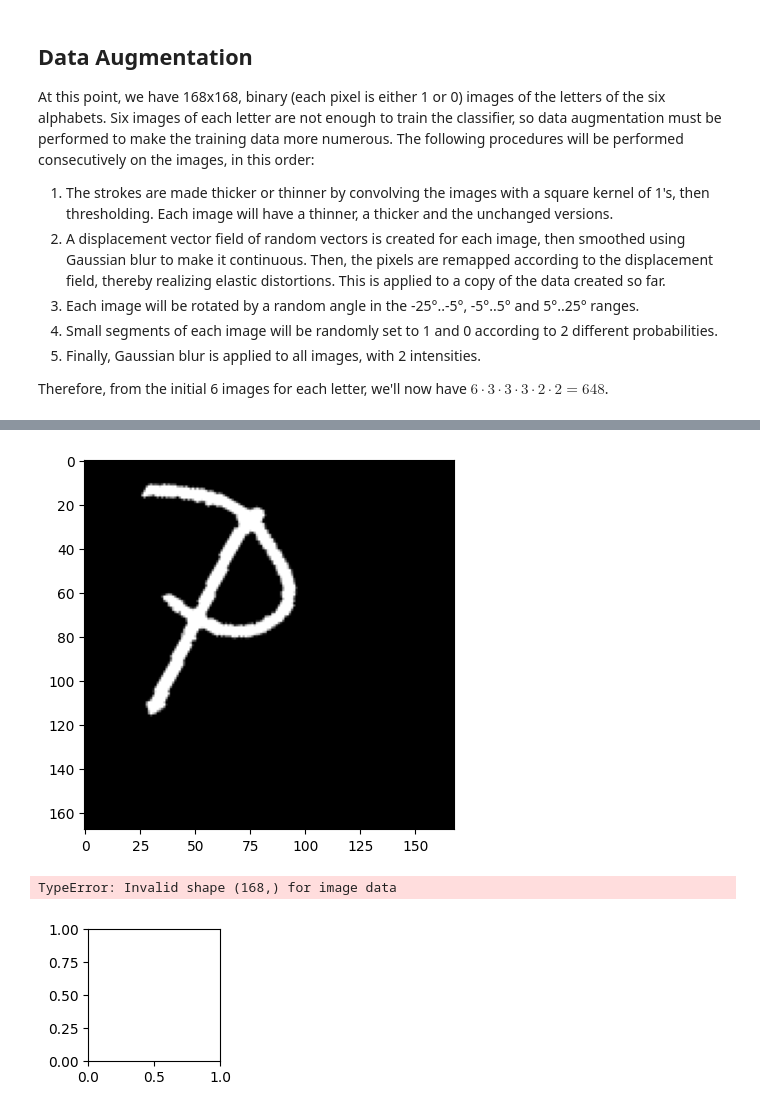
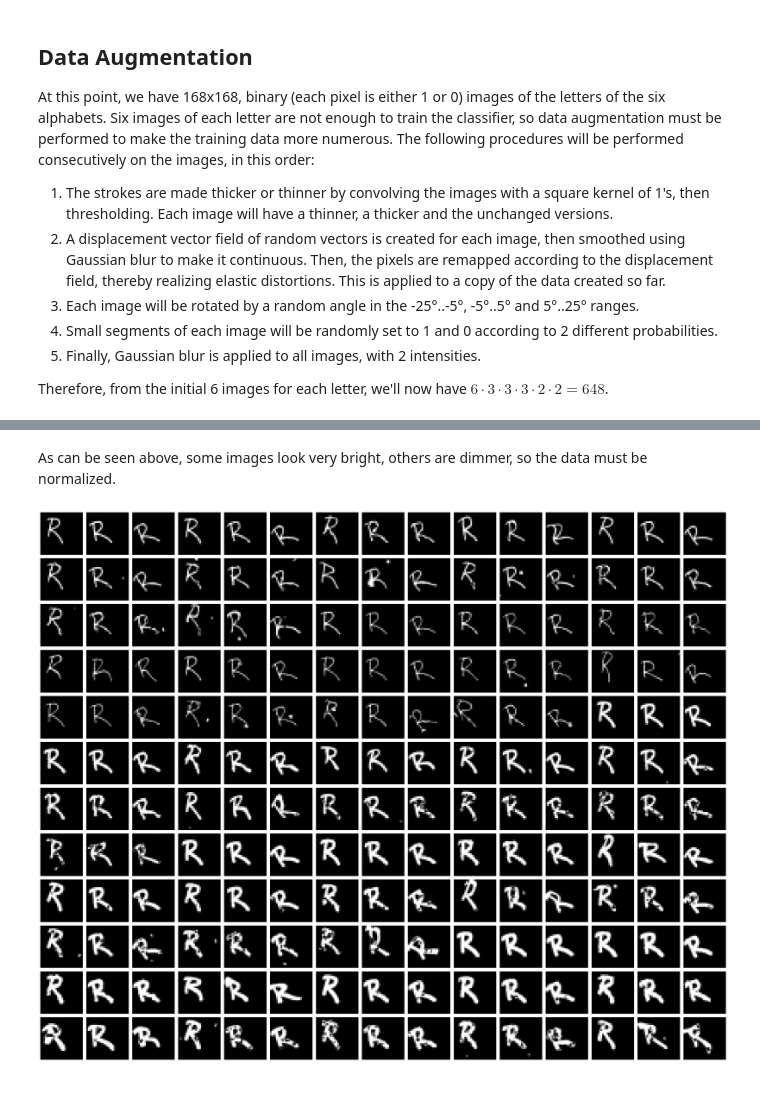
Before and after one commit to rmlan/iml, a Jupyter notebook: segmentation_and_augmentation.ipynb, the cells around one changed output, grey strips where cells are left out. Cells and saved outputs as stored; diff of their text form; code cells hidden in the pictures.

```diff
--- a/segmentation_and_augmentation.ipynb
+++ b/segmentation_and_augmentation.ipynb
@@ -275,29 +338,30 @@ plt.show()
+# %% [markdown]
+As can be seen above, some images look very bright, others are dimmer, so the data must be normalized.
 # %%
-for i in range(26):
-    for j in range(6):
+def normalize_z_score(batch):
+    """
+    Standardizes each image in a (N, Height, Width) batch to Mean=0, Std=1.
+    """
+    # 1. Calculate Mean and Standard Deviation per image
+    means = batch.mean(axis=(1, 2), keepdims=True)
+    stds = batch.std(axis=(1, 2), keepdims=True)
+
+    epsilon = 1e-7
+
+    # 2. Apply the Z-score formula: (x - mean) / std
+    standardized_batch = (batch - means) / (stds + epsilon)
+
+    return standardized_batch
+X_train = normalize_z_score(X_train)
+plt.figure(figsize=(30, 24))
+
+for i in range(12):
+
+    for j in range(15):
+        plt.subplot(12, 15, i*15+j+1)
+        plt.imshow(X_train[i*15+j+6*180*17, :, :], cmap='gray')
+        plt.axis('off')
+plt.tight_layout()
+plt.show()
+# %% [output]
+[figure, added]
-# %%
-
-a = letters[15, 0, :, :]
-angle = -30
-scale = 1.0
-rotation_matrix = cv2.getRotationMatrix2D((168//2, 168//2), angle, scale)
-rotated = cv2.warpAffine(a, rotation_matrix, (168, 168))
-plt.imshow(rotated, cmap='gray')
-plt.show()
-# %% [output]
-[figure, removed]
-# %%
-a = thickness(letters[0, 0, :, :])
-plt.figure(figsize=(6, 12))
-
-for i in range(6):
-
-    for j in range(3):
-        plt.subplot(6, 3, i*3+j+1)
-        plt.imshow(a[j, i], cmap='gray')
-        plt.axis('off')
-plt.tight_layout()
-plt.show()
-# %% [output]
-TypeError: Invalid shape (168,) for image data
-[figure, removed]
```
Also changed, not shown: parts of 8 cells of this notebook, 4 other files.
